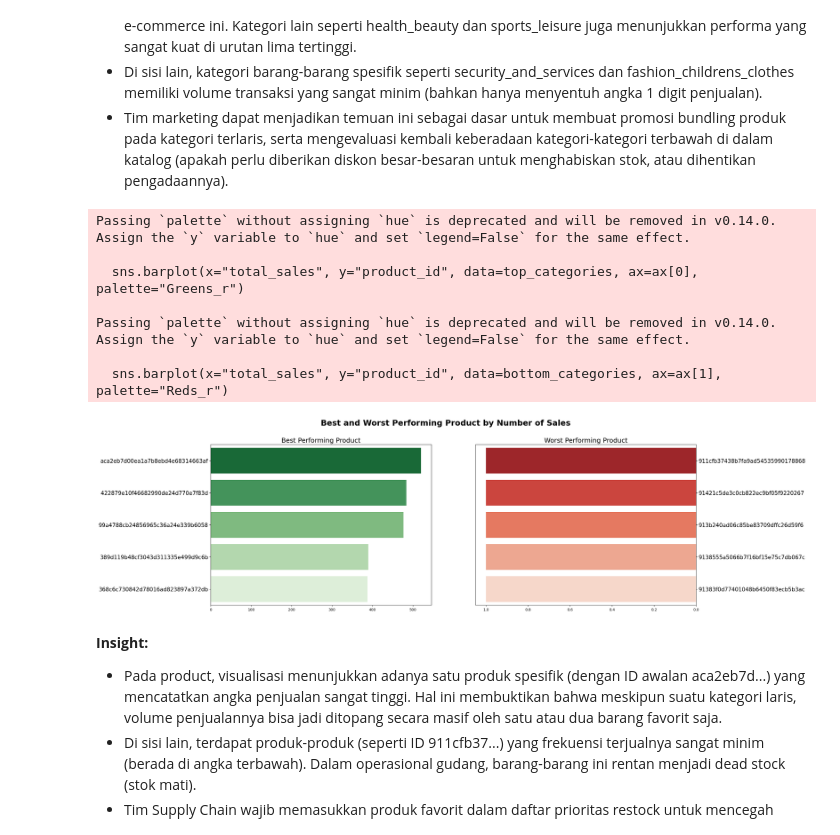
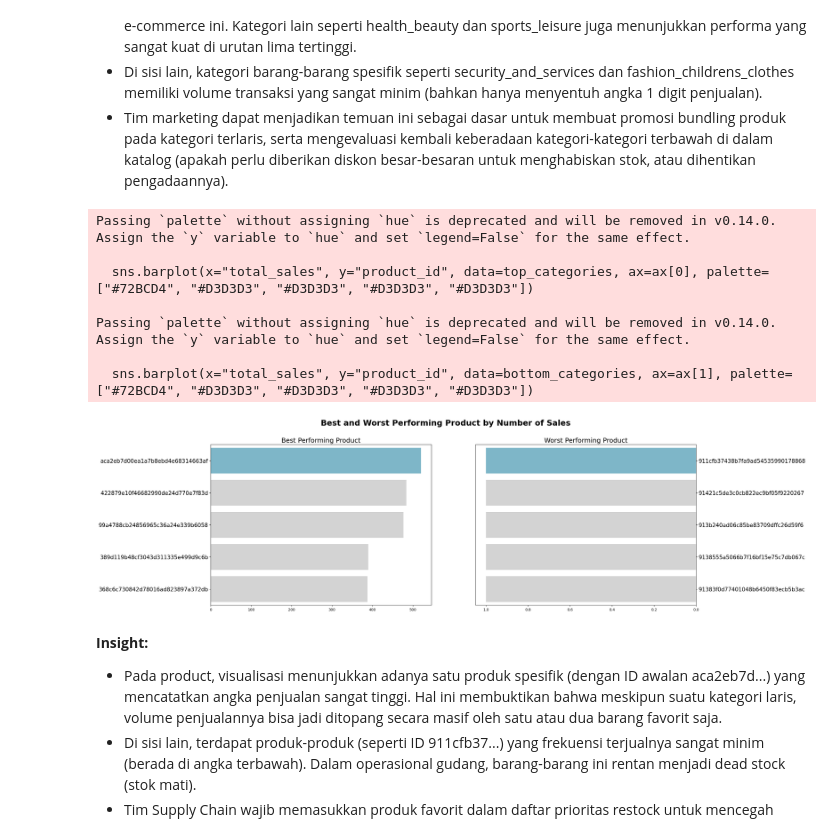
Before and after one commit to daryihsan/dicoding_analisis_data, a Jupyter notebook: Proyek_Analisis_Data.ipynb, the cells around one changed output. Saved outputs shown, nothing was run; the diff lists cells and outputs as text; code cells hidden in the pictures.

```diff
--- a/Proyek_Analisis_Data.ipynb
+++ b/Proyek_Analisis_Data.ipynb
@@ -1288,38 +1288,38 @@ Passing `palette` without assigning `hue` is deprecated and will be removed in v
 # %%
 product_sales = final_sales_df.groupby('product_id').order_id.count().reset_index()
 product_sales.rename(columns={'order_id': 'total_sales'}, inplace=True)
 
 top_categories = product_sales.sort_values(by='total_sales', ascending=False).head(5)
 bottom_categories = product_sales.sort_values(by='total_sales', ascending=True).head(5)
 
 fig, ax = plt.subplots(nrows=1, ncols=2, figsize=(24, 8))
 
-sns.barplot(x="total_sales", y="product_id", data=top_categories, ax=ax[0], palette="Greens_r")
+sns.barplot(x="total_sales", y="product_id", data=top_categories, ax=ax[0], palette=["#72BCD4", "#D3D3D3", "#D3D3D3", "#D3D3D3", "#D3D3D3"])
 ax[0].set_ylabel(None)
 ax[0].set_xlabel(None)
 ax[0].set_title("Best Performing Product", loc="center", fontsize=18)
 ax[0].tick_params(axis='y', labelsize=15)
 
-sns.barplot(x="total_sales", y="product_id", data=bottom_categories, ax=ax[1], palette="Reds_r")
+sns.barplot(x="total_sales", y="product_id", data=bottom_categories, ax=ax[1], palette=["#72BCD4", "#D3D3D3", "#D3D3D3", "#D3D3D3", "#D3D3D3"])
 ax[1].set_ylabel(None)
 ax[1].set_xlabel(None)
 ax[1].invert_xaxis()
 ax[1].yaxis.set_label_position("right")
 ax[1].yaxis.tick_right()
 ax[1].set_title("Worst Performing Product", loc="center", fontsize=18)
 ax[1].tick_params(axis='y', labelsize=15)
 
 plt.suptitle("Best and Worst Performing Product by Number of Sales", fontsize=22, fontweight='bold', y=1.0)
 plt.show()
 # %% [output]
 Passing `palette` without assigning `hue` is deprecated and will be removed in v0.14.0. Assign the `y` variable to `hue` and set `legend=False` for the same effect.
 
-  sns.barplot(x="total_sales", y="product_id", data=top_categories, ax=ax[0], palette="Greens_r")
+  sns.barplot(x="total_sales", y="product_id", data=top_categories, ax=ax[0], palette=["#72BCD4", "#D3D3D3", "#D3D3D3", "#D3D3D3", "#D3D3D3"])
 
 Passing `palette` without assigning `hue` is deprecated and will be removed in v0.14.0. Assign the `y` variable to `hue` and set `legend=False` for the same effect.
 
-  sns.barplot(x="total_sales", y="product_id", data=bottom_categories, ax=ax[1], palette="Reds_r")
+  sns.barplot(x="total_sales", y="product_id", data=bottom_categories, ax=ax[1], palette=["#72BCD4", "#D3D3D3", "#D3D3D3", "#D3D3D3", "#D3D3D3"])
-[figure, old version]
+[figure, new version]
 # %% [markdown]
 **Insight:**
 
```
Also changed, not shown: parts of 17 cells of this notebook.
